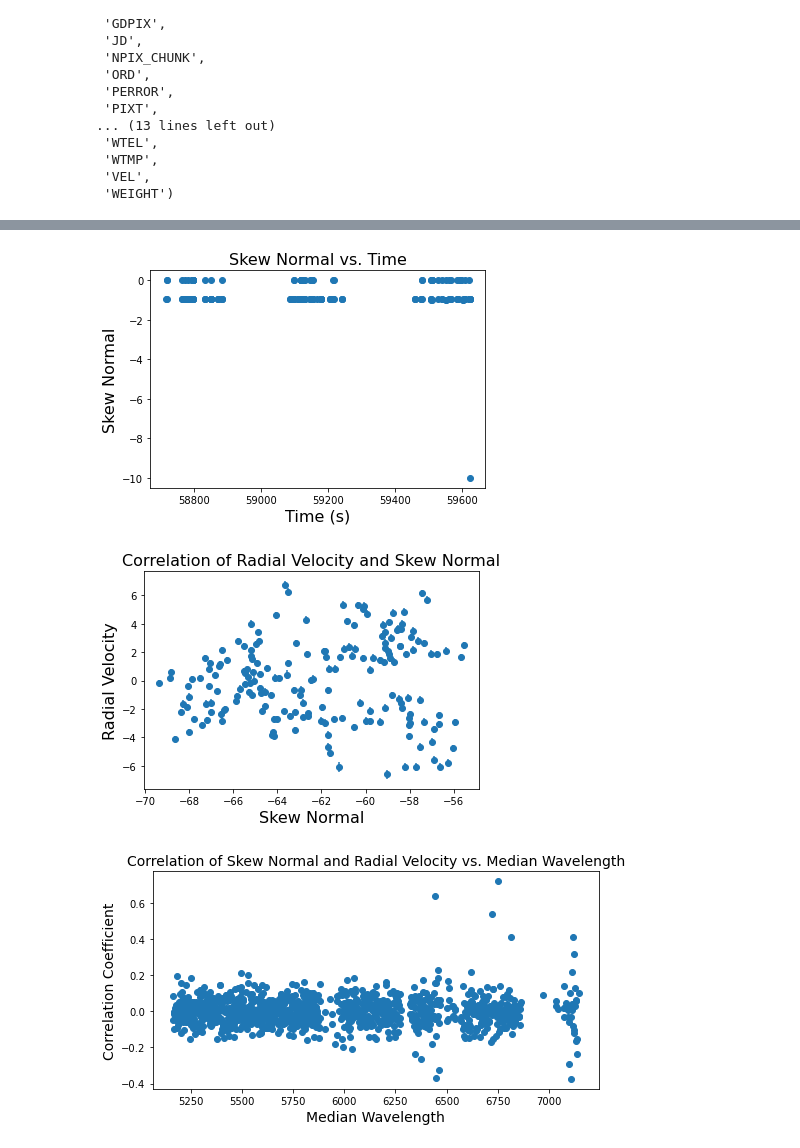
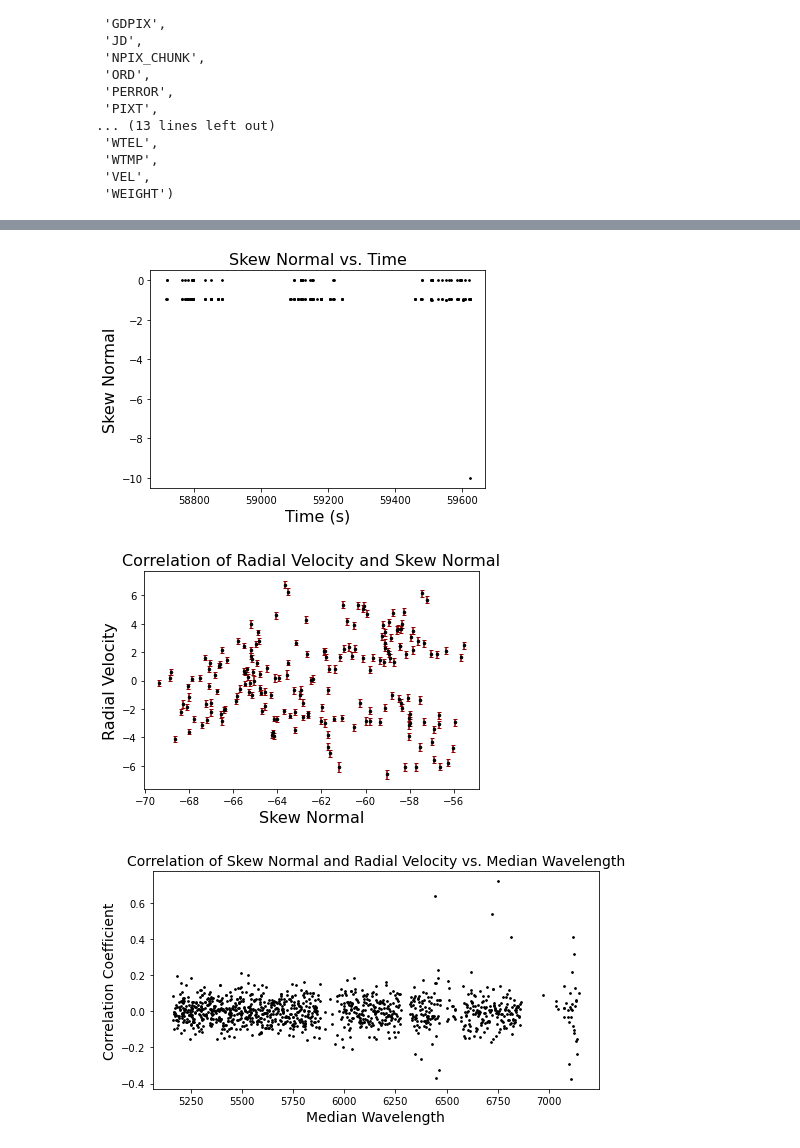
Before and after one commit to NusratJahanAstro/EXPRES-Data-Practice, a Jupyter notebook: 26965ActivityIndicatorsCorrelation.ipynb, the cells around one changed output, grey strips where cells are left out. Saved outputs shown, nothing was run; the diff lists cells and outputs as text; code cells hidden in the pictures.

```diff
--- a/26965ActivityIndicatorsCorrelation.ipynb
+++ b/26965ActivityIndicatorsCorrelation.ipynb
@@ -372,39 +372,39 @@ plt.show()
 # %%
 #Using the activity indicator skew norm
 
-plt.scatter(time, skewnorm)
+plt.scatter(time, skewnorm, s=3, color='black')
 plt.title('Skew Normal vs. Time',fontsize=16)
 plt.xlabel('Time (s)',fontsize=16)
 plt.ylabel('Skew Normal',fontsize=16)
 plt.show()
 
-plt.errorbar(velspan, velocity, yerr=velocityerr, fmt='o')
+plt.errorbar(velspan, velocity, yerr=velocityerr, fmt='o', markersize = 2.5, capsize = 2, barsabove = False, color = 'black', ecolor = 'darkred')
 plt.title('Correlation of Radial Velocity and Skew Normal',fontsize=16)
 plt.xlabel('Skew Normal',fontsize=16)
 plt.ylabel('Radial Velocity',fontsize=16)
 plt.show()
 
 for icnk,ncnk in enumerate(tqdm(range(0,numchunk))):
     nan_mask = np.logical_and(np.isfinite(velo[ncnk]),np.isfinite(df['Skew Normal']))
     nan_mask = np.logical_and(nan_mask,velo[ncnk]!=0)
     nan_mask = np.logical_and(nan_mask,velo[ncnk]!=1000)
     nan_mask = np.logical_and(nan_mask,velo[ncnk]!=-1000)
 
     if np.sum(nan_mask) < 2:
         pccall[ncnk]=np.nan
         continue
 
     pcc, pcc_pval = pearsonr(velo[ncnk][nan_mask],df['Skew Normal'][nan_mask])
     pccall[ncnk] = pcc
 
 plt.figure(figsize=(8,4))
-plt.scatter(medwavall[:,0],pccall)
+plt.scatter(medwavall[:,0],pccall, s=3, color='black')
 
 plt.title('Correlation of Skew Normal and Radial Velocity vs. Median Wavelength',fontsize=14)
 plt.xlabel('Median Wavelength',fontsize=14)
 plt.ylabel('Correlation Coefficient',fontsize=14)
 plt.show()
 # %% [output]
-[figure, old version]
+[figure, new version]
-[figure, old version]
+[figure, new version]
-[figure, old version]
+[figure, new version]
```
Also changed, not shown: parts of 9 cells of this notebook.
